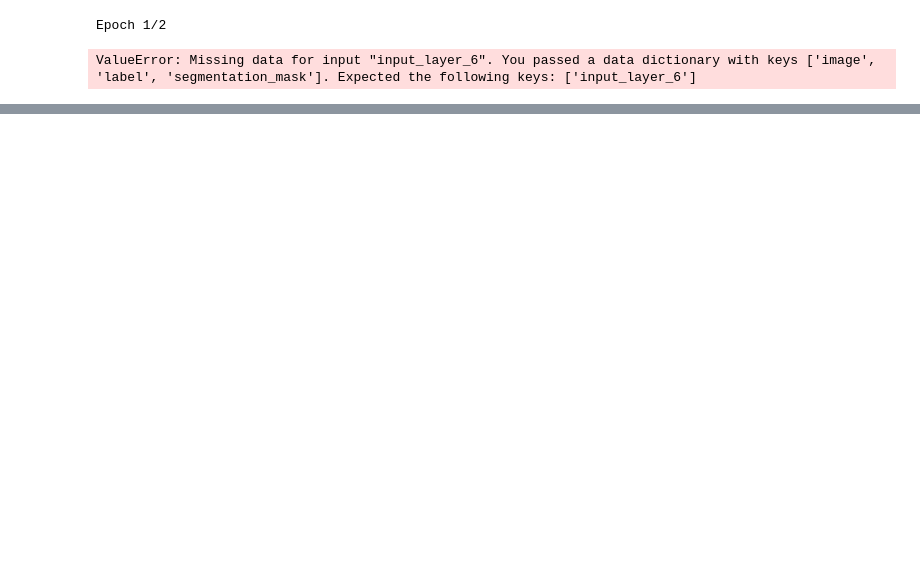
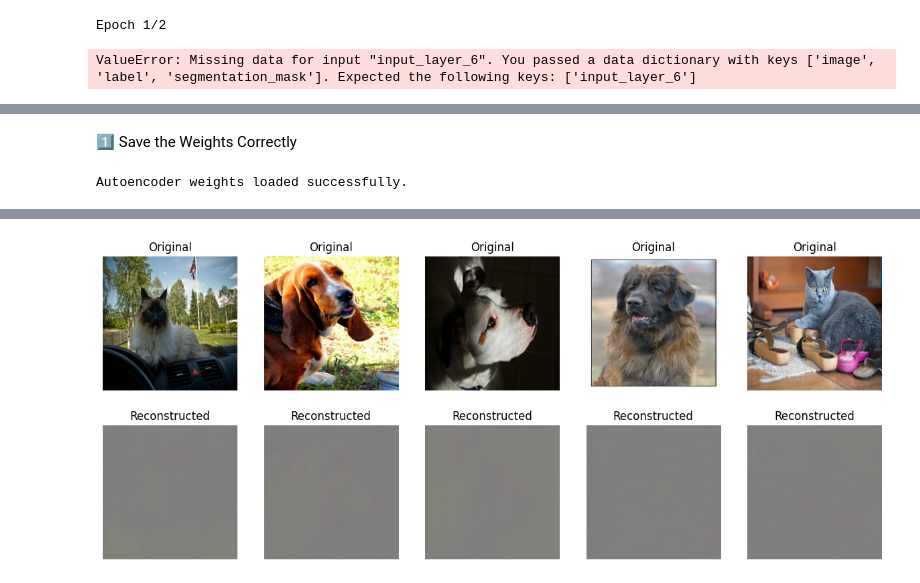
Before and after one commit to vidiasgiannis/CV_Segmentation_Mask_Modelling, a Jupyter notebook: src/main.ipynb, the cells around one changed output, grey strips where cells are left out. Drawn from its saved outputs; the diff is of its cells as text; code cells hidden in the pictures; blank space fills up the shorter version.

Commit message:
Save local changes to src/main.ipynb

```diff
--- a/src/main.ipynb
+++ b/src/main.ipynb
@@ -139,0 +157,3 @@ ValueError: Missing data for input "input_layer_6". You passed a data dictionary
+# %%
+train_images = dataset.train_raw.map(lambda x: (x['image'], x['image'])).batch(32)
+val_images = dataset.val_raw.map(lambda x: (x['image'], x['image'])).batch(32)
@@ -139,0 +162,4 @@ ValueError: Missing data for input "input_layer_6". You passed a data dictionary
+# %%
+autoencoder = Autoencoder(input_shape=(256, 256, 3))
+autoencoder.compile(optimizer='adam', loss='mse')
+autoencoder.fit(train_images, validation_data=val_images, epochs=20)
@@ -139,0 +246,14 @@ ValueError: Missing data for input "input_layer_6". You passed a data dictionary
+# %% [markdown]
+1️⃣ Save the Weights Correctly
+# %%
+from autoencoder import Autoencoder  # Import your Autoencoder class
+
+# Recreate the model architecture
+autoencoder = Autoencoder(input_shape=(256, 256, 3))
+
+# Load the previously saved weights
+autoencoder.load_weights("autoencoder.weights.h5")
+
+print("Autoencoder weights loaded successfully.")
+# %% [output]
+Autoencoder weights loaded successfully.
@@ -139,0 +262,33 @@ ValueError: Missing data for input "input_layer_6". You passed a data dictionary
+# %%
+import matplotlib.pyplot as plt
+import numpy as np
+
+# Ensure model is compiled before inference
+autoencoder.compile(optimizer='adam', loss='mse')
+
+# Take a batch of validation images
+for batch in val_images.take(1):
+    test_images = batch[0]  # Extract images from dataset
+
+# Convert to numpy and normalize between 0-1 (if necessary)
+test_images = test_images.numpy()
+
+# Get reconstructed images
+reconstructed_images = autoencoder.predict(test_images)
+
+# Display original and reconstructed images
+fig, axes = plt.subplots(2, 5, figsize=(15, 6))
+
+for i in range(5):  # Display 5 images
+    # Original Image
+    axes[0, i].imshow(test_images[i])
+    axes[0, i].set_title("Original")
+    axes[0, i].axis("off")
+
+    # Reconstructed Image
+    axes[1, i].imshow(reconstructed_images[i])
+    axes[1, i].set_title("Reconstructed")
+    axes[1, i].axis("off")
+
+plt.show()
+# %% [output]
@@ -139,0 +296 @@ ValueError: Missing data for input "input_layer_6". You passed a data dictionary
+[figure, added]
```
Also changed, not shown: parts of 26 cells of this notebook.
